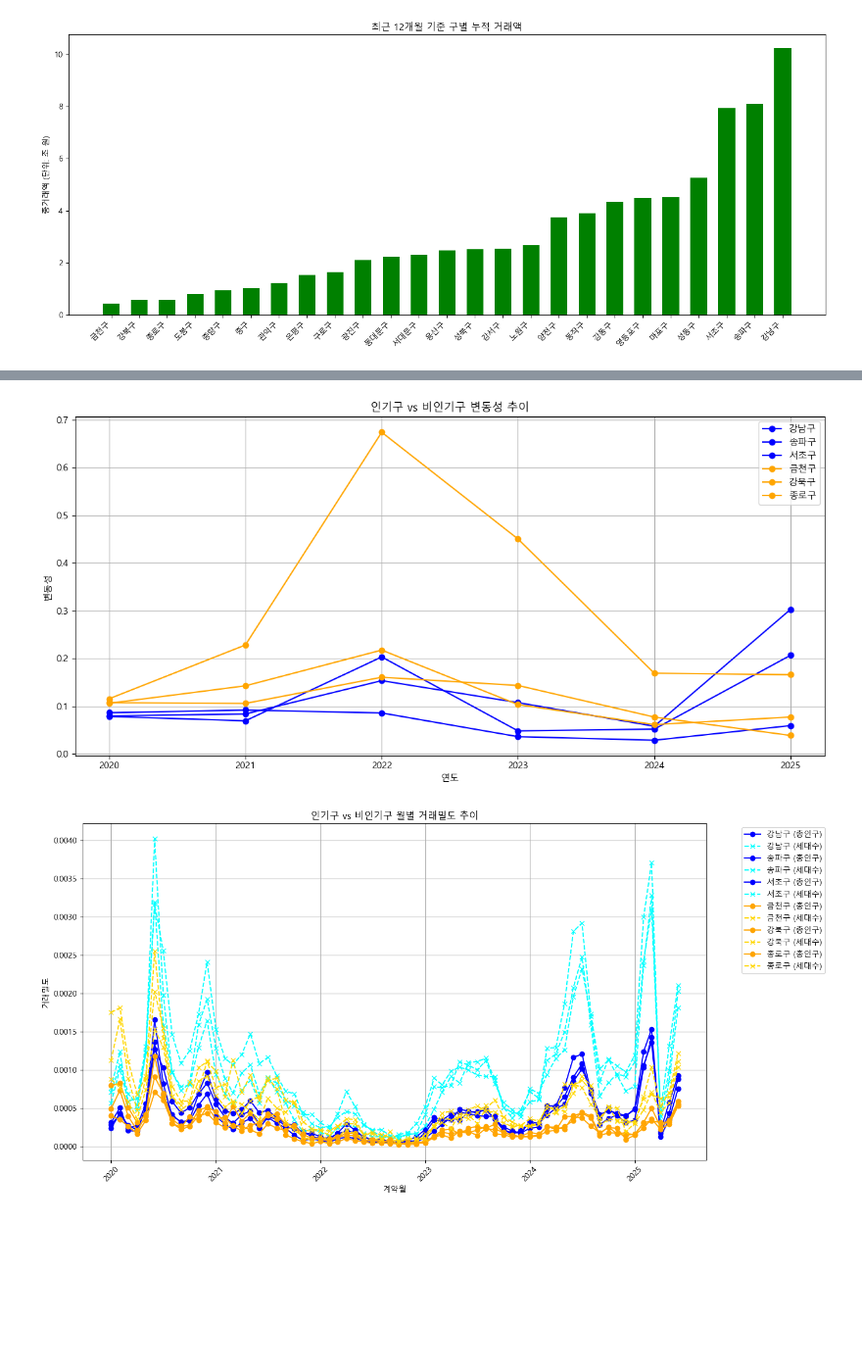
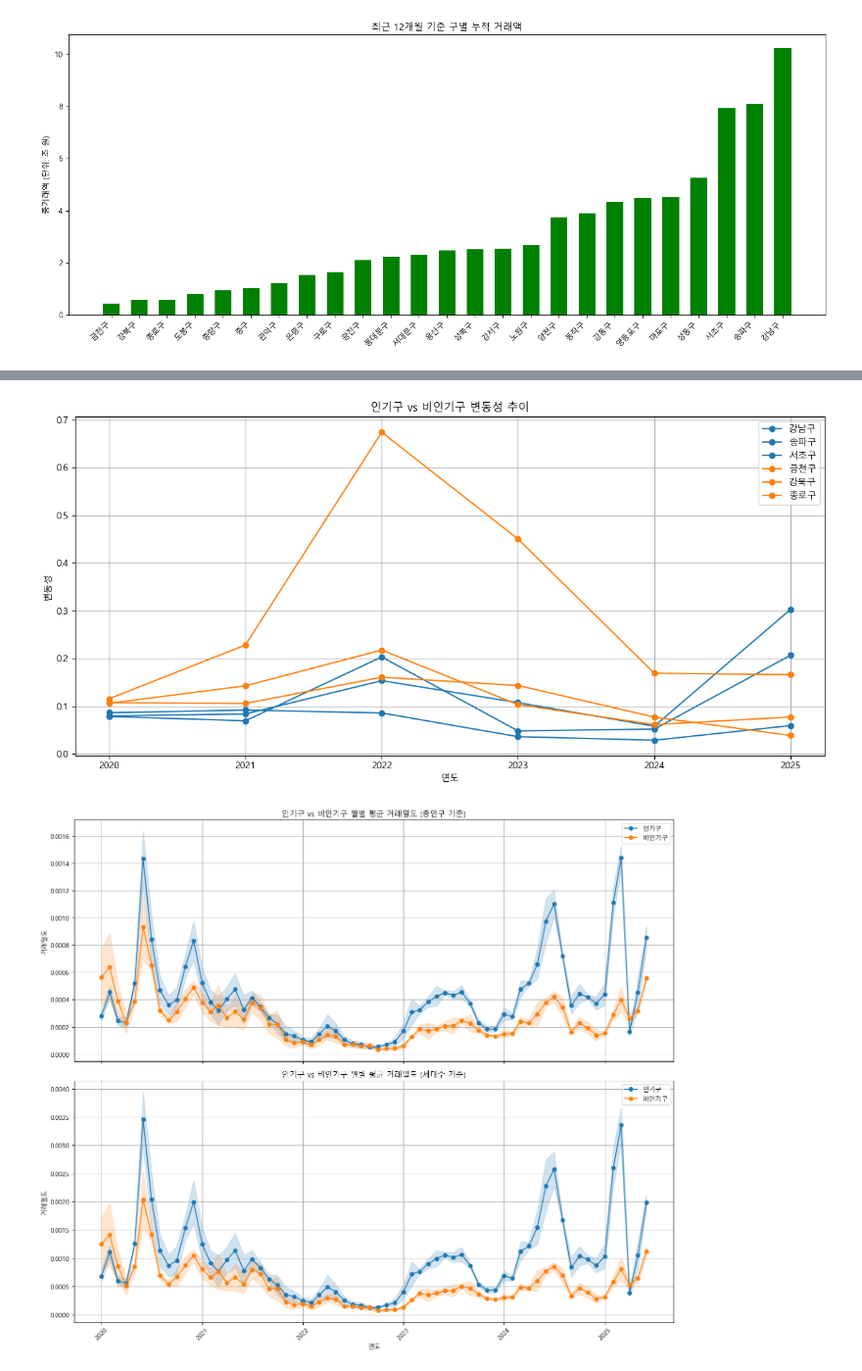
Before and after one commit to krystallinekim/pjt-DataAnalysis-Korean_Real_Estate, a Jupyter notebook: 01_market_comparison.ipynb, the cells around one changed output, grey strips where cells are left out. Shown: that part at 98% size. Saved outputs shown, nothing was run; the diff lists cells and outputs as text; code cells hidden in the pictures; blank space fills up the shorter version.

```diff
--- a/01_market_comparison.ipynb
+++ b/01_market_comparison.ipynb
@@ -27,6 +27,7 @@ plt.rcParams['axes.unicode_minus'] = False
 
 df_sales = pd.read_csv('./data/sales_clean.csv')
 df_sales['계약일'] = pd.to_datetime(df_sales['계약일'], format='%Y%m%d')
+df_sales['계약월'] = pd.to_datetime(df_sales['계약월'], format='%Y-%m-%d')
 
 df_sales_copy = df_sales.copy()
-display(df_sales_copy.head())
+# display(df_sales_copy.info())
@@ -54,15 +48,18 @@ popular = district_sales_stats.sort_values(by = ['총거래액', '거래건수']
 unpopular = district_sales_stats.sort_values(by = ['총거래액', '거래건수'], ascending=[True, False]).head(3).index.tolist()
 
 print(f'인기구: {popular}\n비인기구: {unpopular}')
+
+# 구분 컬럼 추가
+df_sales_copy['구분'] = df_sales_copy['구'].apply(
+    lambda x: '인기구' if x in popular else ('비인기구' if x in unpopular else '기타')
+)
 # %% [output]
 인기구: ['강남구', '송파구', '서초구']
 비인기구: ['금천구', '강북구', '종로구']
 # %%
 sales_popular_mask = df_sales_copy['구'].isin(popular + unpopular)
 df_popular = df_sales_copy[sales_popular_mask]
-df_popular['계약월'] = pd.to_datetime(df_popular['계약월'], format='%Y-%m-%d')
 # display(df_popular)
-
 
 ## 1. 전체 평균 거래가, 평단가
 avg_price_stats = df_popular.groupby('구').agg({
@@ -76,6 +73,10 @@ avg_price_stats.columns = ['구', '평균거래가', '평균평단가']
 from da_utils.calc_monthly_annual import calc_monthly_annual
 
 monthly_stats, annual_stats = calc_monthly_annual(df_popular, '구')
+
+monthly_stats['구분'] = monthly_stats['구'].apply(
+    lambda x: '인기구' if x in popular else ('비인기구' if x in unpopular else '기타')
+)
 # display(monthly_stats, annual_stats)
 # %%
 ## 3. 거래밀도 (월별 거래건수 / 인구수)
@@ -214,13 +210,13 @@ plt.figure(figsize=(12,6))
 for g in popular:
     plt.plot(annual_stats[annual_stats['구'] == g]['연도'],
              annual_stats[annual_stats['구'] == g]['변동성'],
-             marker='o', label=g, color='blue')
+             marker='o', label=g, color='tab:blue')
 
 # 비인기구 라인
 for g in unpopular:
     plt.plot(annual_stats[annual_stats['구'] == g]['연도'],
              annual_stats[annual_stats['구'] == g]['변동성'],
-             marker='o', label=g, color='orange')
+             marker='o', label=g, color='tab:orange')
 
 plt.title('인기구 vs 비인기구 변동성 추이')
 plt.xlabel('연도')
@@ -231,31 +227,55 @@ plt.grid(True)
 plt.tight_layout()
 plt.show()
 # %% [output]
-[figure, old version]
+[figure, new version]
 # %%
 # 월별 거래밀도 비교
+df_plot = population_density.copy()
+df_plot['구분'] = df_plot['구'].apply(lambda x: '인기구' if x in popular else '비인기구')
 
-plt.figure(figsize=(14,7))
+df_summary = df_plot.groupby(['계약월','구분']).agg(
+    거래밀도_총인구_mean=('거래밀도_총인구','mean'),
+    거래밀도_총인구_std=('거래밀도_총인구','std'),
+    거래밀도_세대수_mean=('거래밀도_세대수','mean'),
+    거래밀도_세대수_std=('거래밀도_세대수','std')
+).reset_index()
 
-# 인기구 라인
-for g in popular:
-    df = population_density[population_density['구'] == g]
-    plt.plot(df['계약월'], df['거래밀도_총인구'], marker='o', label=f'{g} (총인구)', color='blue')
-    plt.plot(df['계약월'], df['거래밀도_세대수'], marker='x', label=f'{g} (세대수)', linestyle='--', color='cyan')
+# 색상 설정
+colors = {'인기구':'tab:blue', '비인기구':'tab:orange'}
 
-# 비인기구 라인
-for g in unpopular:
-    df = population_density[population_density['구'] == g]
-    plt.plot(df['계약월'], df['거래밀도_총인구'], marker='o', label=f'{g} (총인구)', color='orange')
-    plt.plot(df['계약월'], df['거래밀도_세대수'], marker='x', label=f'{g} (세대수)', linestyle='--', color='gold')
+fig, axes = plt.subplots(2, 1, figsize=(14,12), sharex=True)
 
-plt.title('인기구 vs 비인기구 월별 거래밀도 추이')
-plt.xlabel('계약월')
-plt.ylabel('거래밀도')
+# 1) 총인구 기준
+for group in ['인기구','비인기구']:
+    subset = df_summary[df_summary['구분']==group]
+    axes[0].plot(subset['계약월'], subset['거래밀도_총인구_mean'], marker='o', label=group, color=colors[group])
+    axes[0].fill_between(subset['계약월'],
+                         subset['거래밀도_총인구_mean'] - subset['거래밀도_총인구_std'],
+                         subset['거래밀도_총인구_mean'] + subset['거래밀도_총인구_std'],
+                         color=colors[group], alpha=0.2)
+
+axes[0].set_title('인기구 vs 비인기구 월별 평균 거래밀도 (총인구 기준)')
+axes[0].set_ylabel('거래밀도')
+axes[0].grid(True)
+axes[0].legend()
+
+# 2) 세대수 기준
+for group in ['인기구','비인기구']:
+    subset = df_summary[df_summary['구분']==group]
+    axes[1].plot(subset['계약월'], subset['거래밀도_세대수_mean'], marker='o', label=group, color=colors[group])
+    axes[1].fill_between(subset['계약월'],
+                         subset['거래밀도_세대수_mean'] - subset['거래밀도_세대수_std'],
+                         subset['거래밀도_세대수_mean'] + subset['거래밀도_세대수_std'],
+                         color=colors[group], alpha=0.2)
+
+axes[1].set_title('인기구 vs 비인기구 월별 평균 거래밀도 (세대수 기준)')
+axes[1].set_xlabel('연도')
+axes[1].set_ylabel('거래밀도')
+axes[1].grid(True)
+axes[1].legend()
+
 plt.xticks(rotation=45)
-plt.legend(bbox_to_anchor=(1.05, 1), loc='upper left')
-plt.grid(True)
 plt.tight_layout()
 plt.show()
 # %% [output]
-[figure, old version]
+[figure, new version]
```
Also changed, not shown: parts of 7 cells of this notebook.
